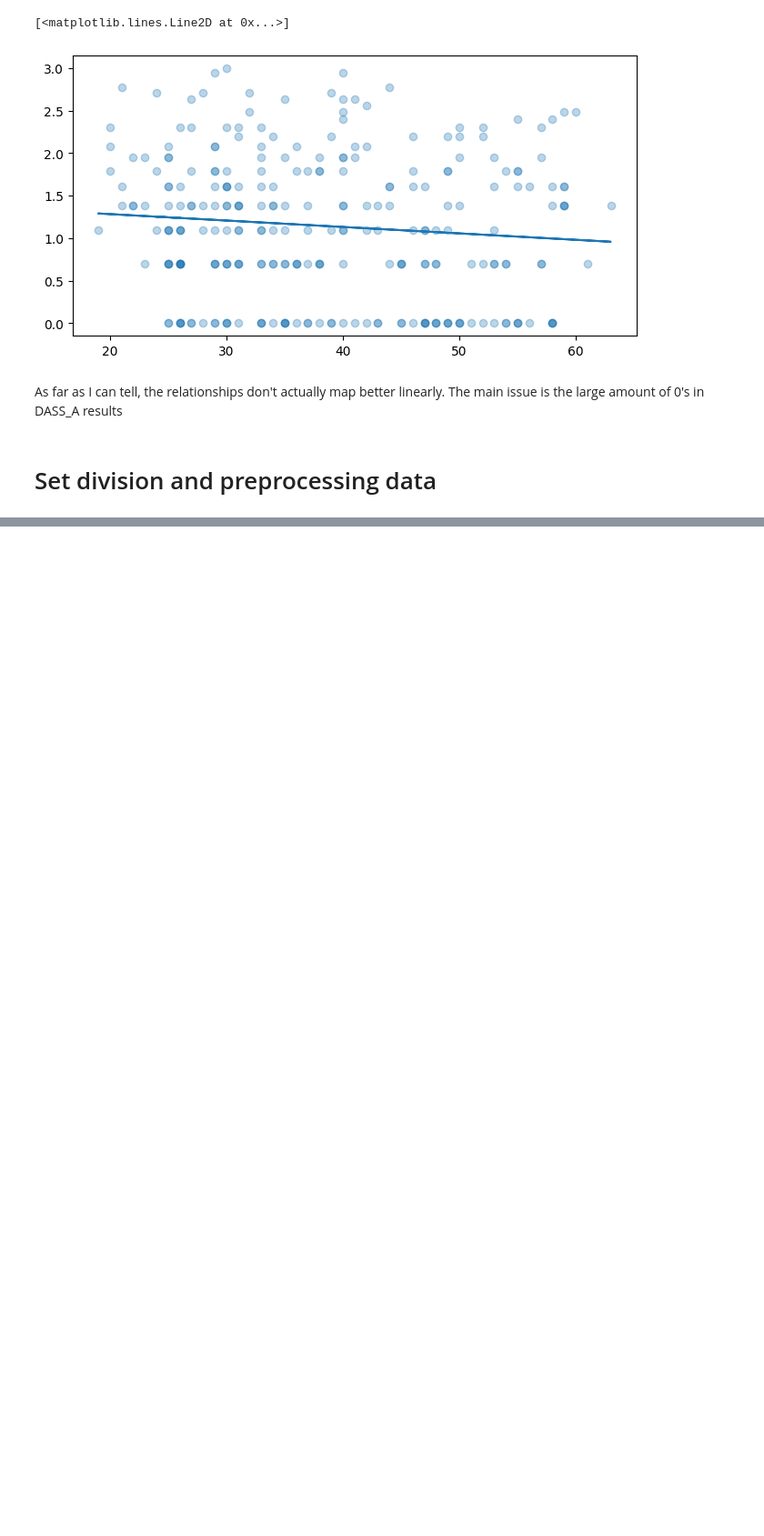
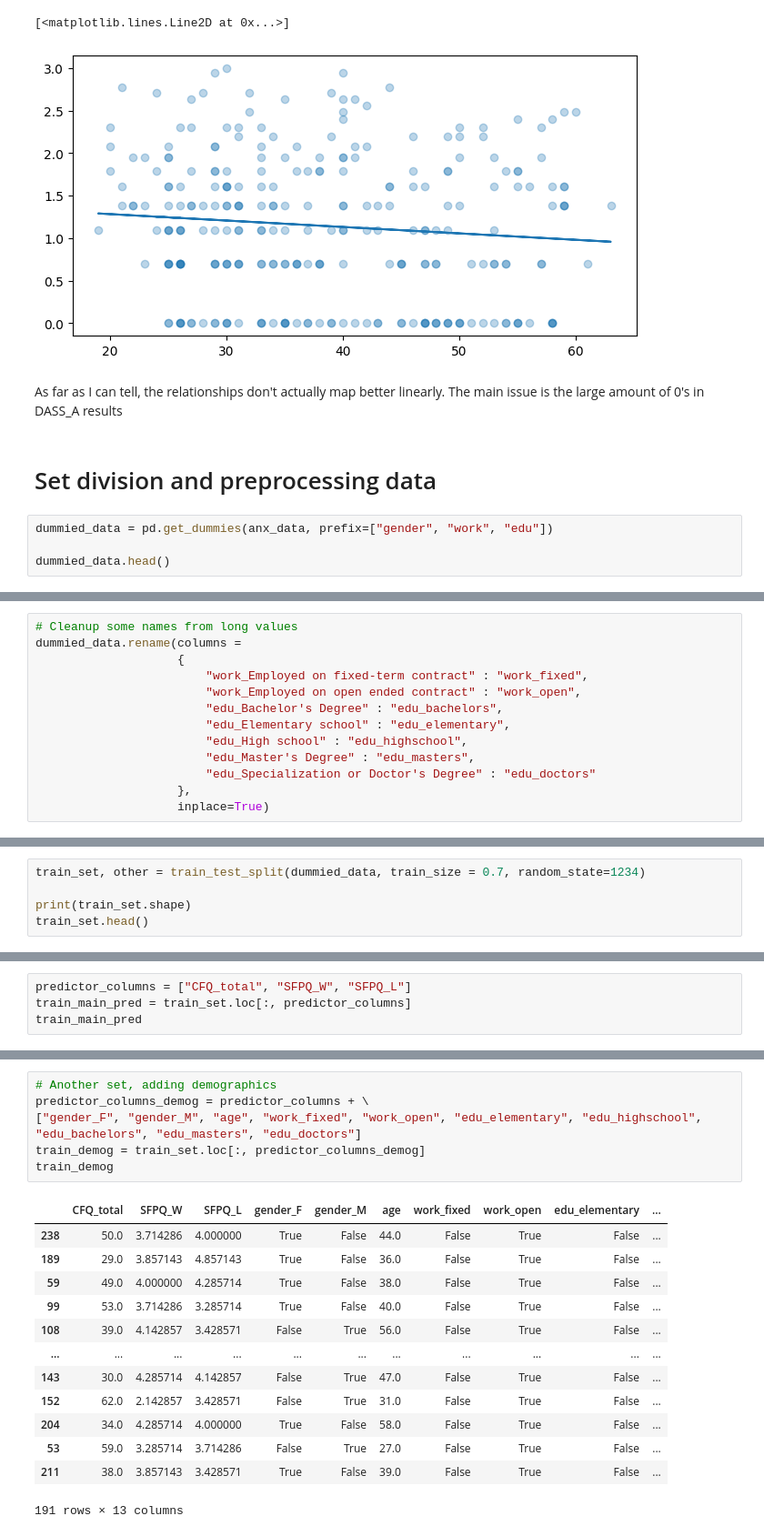
Before and after one commit to Mkranj/ML_predicting_anxiety, a Jupyter notebook: predicting_anxiety.ipynb, the cells around one changed output, grey strips where cells are left out. Shown: that part at 91% size. Saved outputs shown, nothing was run; the diff lists cells and outputs as text; blank space fills up the shorter version.

```diff
--- a/predicting_anxiety.ipynb
+++ b/predicting_anxiety.ipynb
@@ -247,3 +247,7 @@ scatter_bestfit(
 As far as I can tell, the relationships don't actually map better linearly. The main issue is the large amount of 0's in DASS_A results
 # %% [markdown]
 # Set division and preprocessing data
+# %%
+dummied_data = pd.get_dummies(anx_data, prefix=["gender", "work", "edu"])
+
+dummied_data.head()
@@ -249,0 +261,13 @@ As far as I can tell, the relationships don't actually map better linearly. The
+# %%
+# Cleanup some names from long values
+dummied_data.rename(columns =
+                    {
+                        "work_Employed on fixed-term contract" : "work_fixed",
+                        "work_Employed on open ended contract" : "work_open",
+                        "edu_Bachelor's Degree" : "edu_bachelors",
+                        "edu_Elementary school" : "edu_elementary",
+                        "edu_High school" : "edu_highschool",
+                        "edu_Master's Degree" : "edu_masters",
+                        "edu_Specialization or Doctor's Degree" : "edu_doctors"
+                    },
+                    inplace=True)
@@ -249,0 +283,5 @@ As far as I can tell, the relationships don't actually map better linearly. The
+# %%
+train_set, other = train_test_split(dummied_data, train_size = 0.7, random_state=1234)
+
+print(train_set.shape)
+train_set.head()
@@ -249,0 +301,4 @@ As far as I can tell, the relationships don't actually map better linearly. The
+# %%
+predictor_columns = ["CFQ_total", "SFPQ_W", "SFPQ_L"]
+train_main_pred = train_set.loc[:, predictor_columns]
+train_main_pred
@@ -249,0 +319,20 @@ As far as I can tell, the relationships don't actually map better linearly. The
+# %%
+# Another set, adding demographics
+predictor_columns_demog = predictor_columns + \
+["gender_F", "gender_M", "age", "work_fixed", "work_open", "edu_elementary", "edu_highschool", "edu_bachelors", "edu_masters", "edu_doctors"]
+train_demog = train_set.loc[:, predictor_columns_demog]
+train_demog
+# %% [output]
+|  | CFQ_total | SFPQ_W | SFPQ_L | gender_F | gender_M | age | work_fixed | work_open | edu_elementary | ... |
+| 238 | 50.0 | 3.714286 | 4.000000 | True | False | 44.0 | False | True | False | ... |
+| 189 | 29.0 | 3.857143 | 4.857143 | True | False | 36.0 | False | True | False | ... |
+| 59 | 49.0 | 4.000000 | 4.285714 | True | False | 38.0 | False | True | False | ... |
+| 99 | 53.0 | 3.714286 | 3.285714 | True | False | 40.0 | False | True | False | ... |
+| 108 | 39.0 | 4.142857 | 3.428571 | False | True | 56.0 | False | True | False | ... |
+| ... | ... | ... | ... | ... | ... | ... | ... | ... | ... | ... |
+| 143 | 30.0 | 4.285714 | 4.142857 | False | True | 47.0 | False | True | False | ... |
+| 152 | 62.0 | 2.142857 | 3.428571 | False | True | 31.0 | False | True | False | ... |
+| 204 | 34.0 | 4.285714 | 4.000000 | True | False | 58.0 | False | True | False | ... |
+| 53 | 59.0 | 3.285714 | 3.714286 | False | True | 27.0 | False | True | False | ... |
+| 211 | 38.0 | 3.857143 | 3.428571 | True | False | 39.0 | False | True | False | ... |
+191 rows × 13 columns
```
Also changed, not shown: parts of 9 cells of this notebook.
